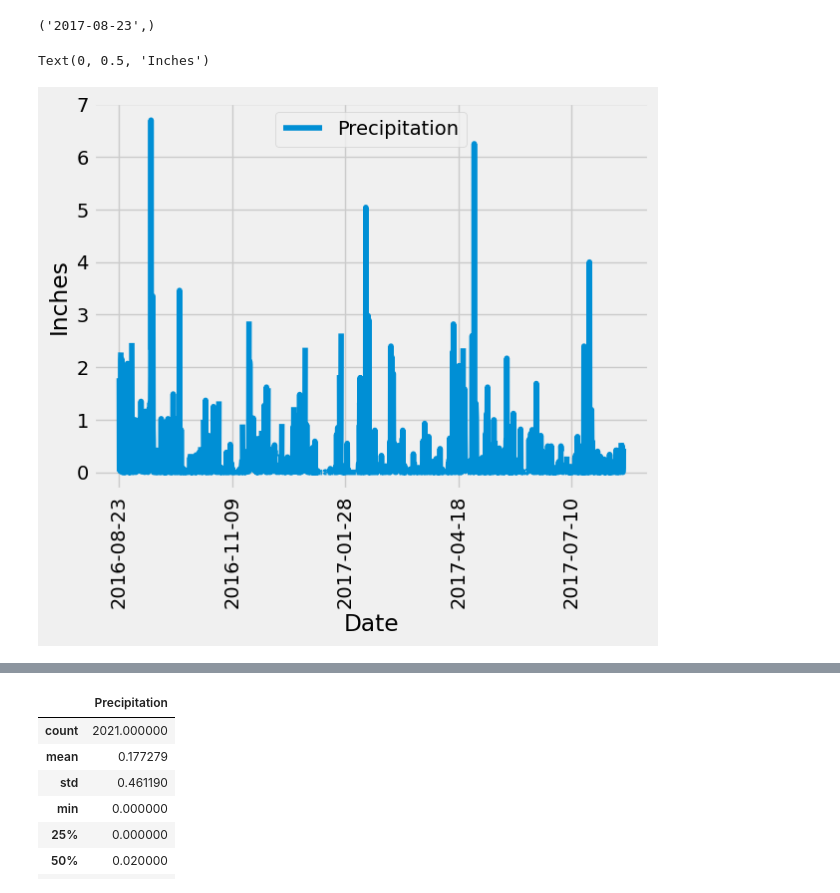
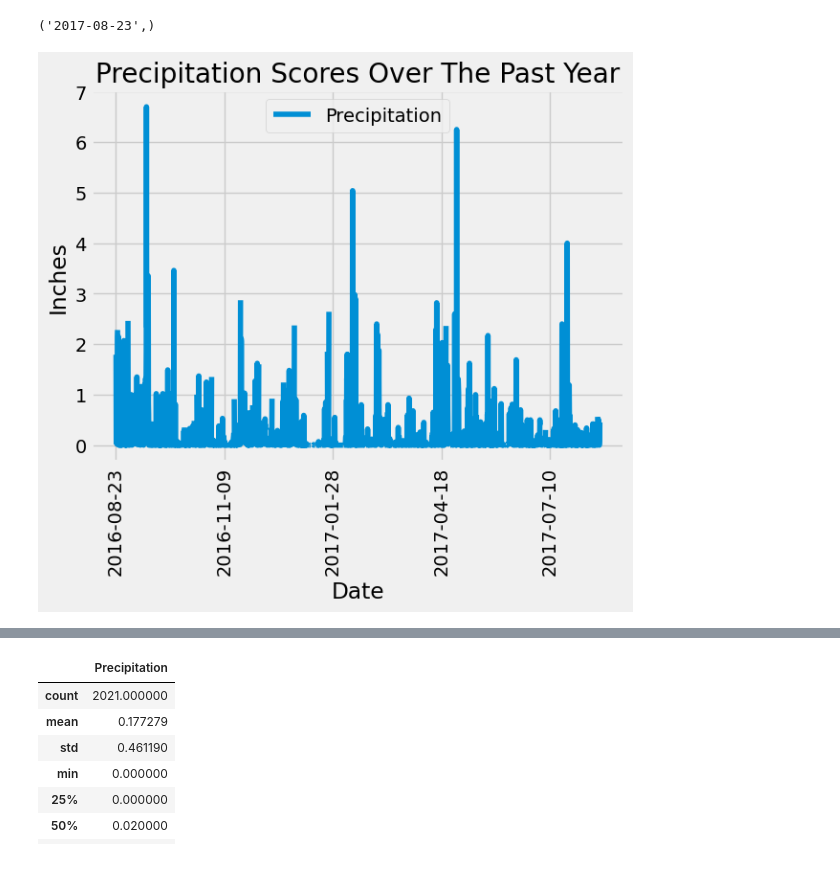
Before and after one commit to nmrodio/sqlalchemy-challenge, a Jupyter notebook: SurfsUp/climate_starter.ipynb, the cells around one changed output, grey strips where cells are left out. Cells and saved outputs as stored; diff of their text form; code cells hidden in the pictures.

```diff
--- a/SurfsUp/climate_starter.ipynb
+++ b/SurfsUp/climate_starter.ipynb
@@ -20,9 +20,9 @@ from sqlalchemy import create_engine, func, inspect
 engine = create_engine("sqlite:///Resources/hawaii.sqlite")
 # %%
 # reflect an existing database into a new model
-Base = automap_base()                                    ### !!!!!!!!!! I THINK THESE LINES OF CODE ARE IN THE APPRIORIATE SPOTS!!!!!!!!!!!!
+base = automap_base()
 
 
 # reflect the tables
-Base.prepare(autoload_with=engine)    # This is telling the "connection" to prepare the data and "autoload" the the data from the database using the "engine"
+base.prepare(autoload_with=engine)    # This is telling the "connection" to prepare the data and "autoload" the the data from the database using the "engine"
 # %%
@@ -38,10 +34,10 @@ Base.classes.keys()                                  #===============> COULDNT I
 # Save references to each table ==> "Save as variable"
 
 # Measurement Reference
-Measurement = Base.classes.measurement
+measurement = base.classes.measurement
 
 # Station Reference
-Station = Base.classes.station
+station = base.classes.station
 # %%
 # Create our session (link) from Python to the DB
 session = Session(engine)
@@ -84,45 +54,30 @@ most_recent_date
 # %%
 # Design a query to retrieve the last 12 months of precipitation data and plot the results.
 # Starting from the most recent data point in the database
 
-# # Calculate the date one year from the last date in data set.
+# Calculate the date one year from the last date (2017-08-23) in database using "datetime as dt" from imports above
+previous_year_date = dt.date(2017, 8, 23) - dt.timedelta(days=365)          # "- dt.timedelta(days=365)" calculates to find the date 365 days prior to (2017-08-23)
 
-one_calendar_year_data = dt.date(2017, 8, 23) - dt.timedelta(days=365)
-
-
-# ####------------------------------------------------------------------------------------------------####
-# # # CODE THAT SHOWS ALL DATES IN THE LAST YEAR ==> JUST HAVE FOR REFERENCE WHILE WRITING CODE
-# # for days in one_calendar_year_data:
-# #     print(days)
-# ####------------------------------------------------------------------------------------------------####
-
-# Perform a query to retrieve the data and precipitation scores
-data = session.query(Measurement.date, Measurement.prcp).\
-    filter(Measurement.date >= one_calendar_year_data).all()
-
-# ####------------------------------------------------------------------------------------------------####
-# # CODE THAT SHOWS ALL DATA FOR "dates" and "prcp" IN THE LAST YEAR FROM MOST RECENT DATE IN THE DATABASE
-# for data2 in data:
-#     print(data2)
-# ####------------------------------------------------------------------------------------------------####
+# Query to retrieve ALL (".all()") the data and precipitation scores of only days that are greater than the "previous_year_date" found above
+one_calendar_year_date_prcp_data = session.query(measurement.date, measurement.prcp).\
+    filter(measurement.date >= previous_year_date).all()
 
 # Save the query results as a Pandas DataFrame. Explicitly set the column names
-
-hawaii_dates_prcp_data_df = pd.DataFrame(data, columns= ['Date', 'Precipitation'])
+hawaii_dates_prcp_data_df = pd.DataFrame(one_calendar_year_date_prcp_data, columns= ['Date', 'Precipitation'])
 
 # Sort the dataframe by date
 hawaii_dates_prcp_data_df = hawaii_dates_prcp_data_df.sort_values('Date').reset_index(drop=True)
 
-hawaii_dates_prcp_data_df
 # Use Pandas Plotting with Matplotlib to plot the data
+# Defining x & y values for plotting
 x_axis = hawaii_dates_prcp_data_df['Date']
 y_axis = hawaii_dates_prcp_data_df['Precipitation']
 
-
-#Creating the plot w/ labels
+#Creating the plot w/ labels and title
 hawaii_dates_prcp_data_df.plot(x='Date', y='Precipitation', rot=90)
+plt.title("Precipitation Scores Over The Past Year")
 plt.xlabel("Date")
 plt.ylabel("Inches")
+plt.grid(True)  # Adding in gridlines for better readability
 # %% [output]
-Text(0, 0.5, 'Inches')
-[figure, old version]
+[figure, new version]
```
Also changed, not shown: parts of 16 cells of this notebook.
